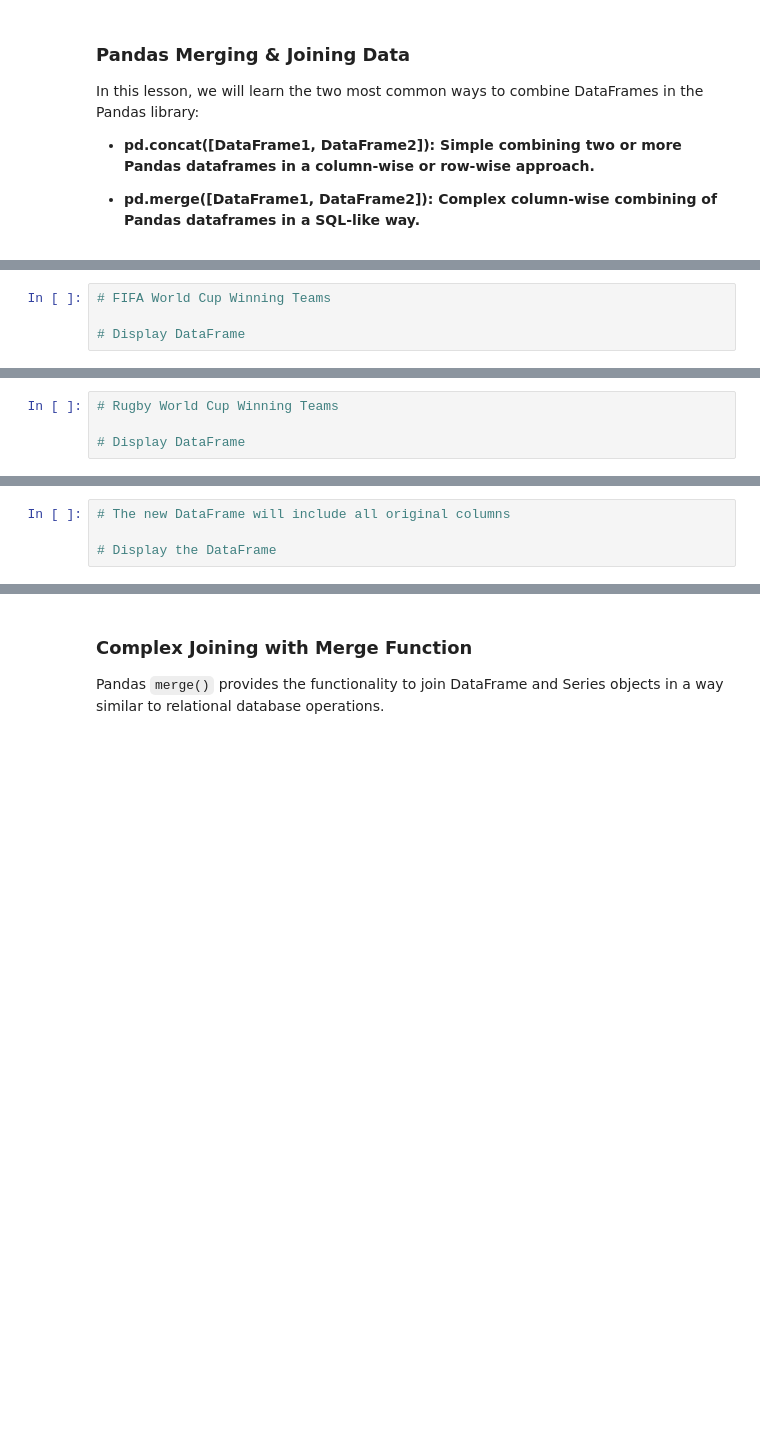
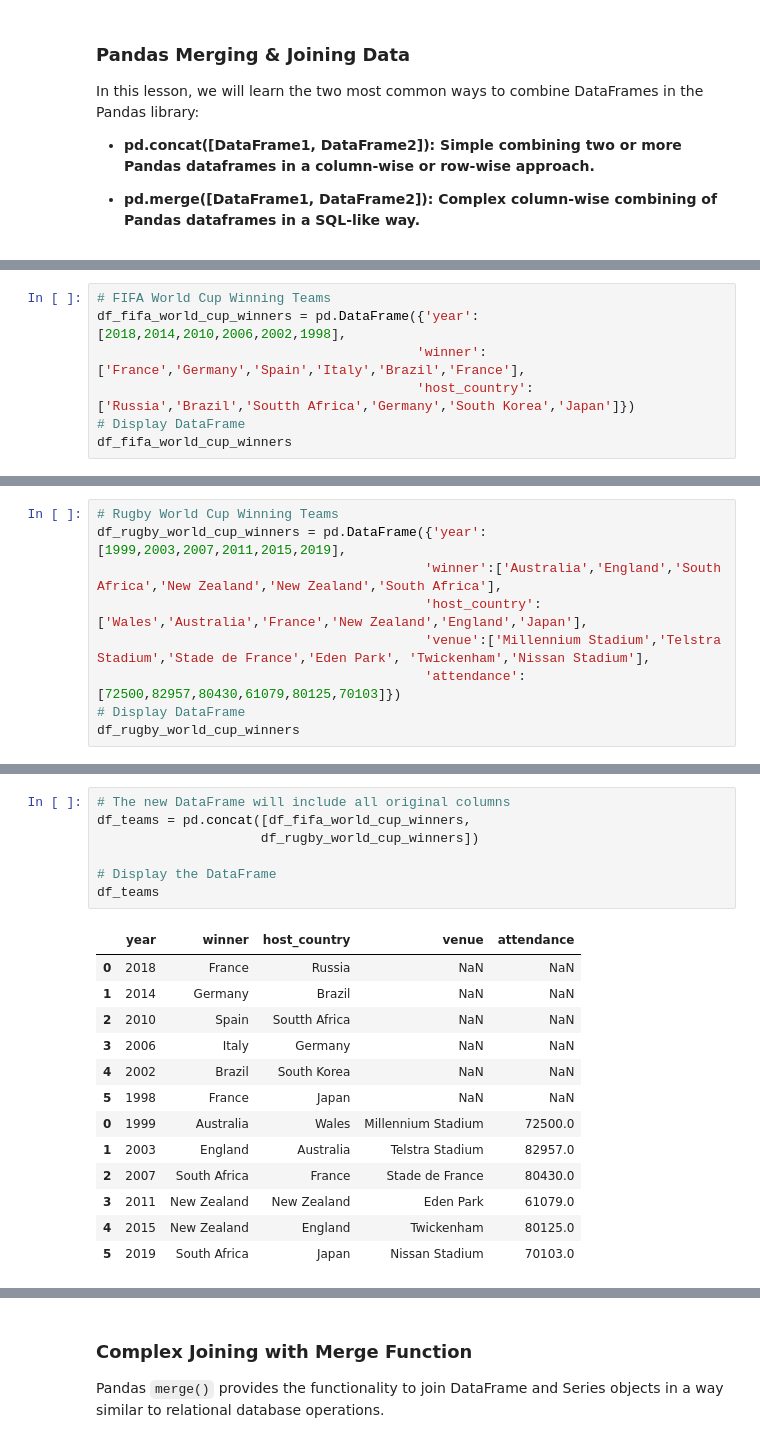
Before and after one commit to NabuRika/pandas_course, a Jupyter notebook: Lesson 5 - Merging & Joining Data/Pandas Merging & Joining Data-No Code.ipynb, the cells around one changed output, grey strips where cells are left out. Drawn from its saved outputs; the diff is of its cells as text; blank space fills up the shorter version.

```diff
--- a/Lesson 5 - Merging & Joining Data/Pandas Merging & Joining Data-No Code.ipynb
+++ b/Lesson 5 - Merging & Joining Data/Pandas Merging & Joining Data-No Code.ipynb
@@ -20,4 +18,7 @@ The `concat()` function is used to add together one or more DataFrames.
 # %%
 # FIFA World Cup Winning Teams
-
+df_fifa_world_cup_winners = pd.DataFrame({'year':[2018,2014,2010,2006,2002,1998],
+                                         'winner':['France','Germany','Spain','Italy','Brazil','France'],
+                                         'host_country':['Russia','Brazil','Soutth Africa','Germany','South Korea','Japan']})
 # Display DataFrame
+df_fifa_world_cup_winners
@@ -24,4 +33,9 @@ The `concat()` function is used to add together one or more DataFrames.
 # %%
 # Rugby World Cup Winning Teams
-
+df_rugby_world_cup_winners = pd.DataFrame({'year':[1999,2003,2007,2011,2015,2019],
+                                          'winner':['Australia','England','South Africa','New Zealand','New Zealand','South Africa'],
+                                          'host_country':['Wales','Australia','France','New Zealand','England','Japan'],
+                                          'venue':['Millennium Stadium','Telstra Stadium','Stade de France','Eden Park', 'Twickenham','Nissan Stadium'],
+                                          'attendance':[72500,82957,80430,61079,80125,70103]})
 # Display DataFrame
+df_rugby_world_cup_winners
@@ -40,6 +119,23 @@ The `concat()` function is used to add together one or more DataFrames.
 # %%
 # The new DataFrame will include all original columns
+df_teams = pd.concat([df_fifa_world_cup_winners,
+                     df_rugby_world_cup_winners])
 
 # Display the DataFrame
+df_teams
+# %% [output]
+|  | year | winner | host_country | venue | attendance |
+| 0 | 2018 | France | Russia | NaN | NaN |
+| 1 | 2014 | Germany | Brazil | NaN | NaN |
+| 2 | 2010 | Spain | Soutth Africa | NaN | NaN |
+| 3 | 2006 | Italy | Germany | NaN | NaN |
+| 4 | 2002 | Brazil | South Korea | NaN | NaN |
+| 5 | 1998 | France | Japan | NaN | NaN |
+| 0 | 1999 | Australia | Wales | Millennium Stadium | 72500.0 |
+| 1 | 2003 | England | Australia | Telstra Stadium | 82957.0 |
+| 2 | 2007 | South Africa | France | Stade de France | 80430.0 |
+| 3 | 2011 | New Zealand | New Zealand | Eden Park | 61079.0 |
+| 4 | 2015 | New Zealand | England | Twickenham | 80125.0 |
+| 5 | 2019 | South Africa | Japan | Nissan Stadium | 70103.0 |
 # %%
 # The new DataFrame will include all original columns aligned horizontally
```
Also changed, not shown: parts of 14 cells of this notebook, 3 other files.
